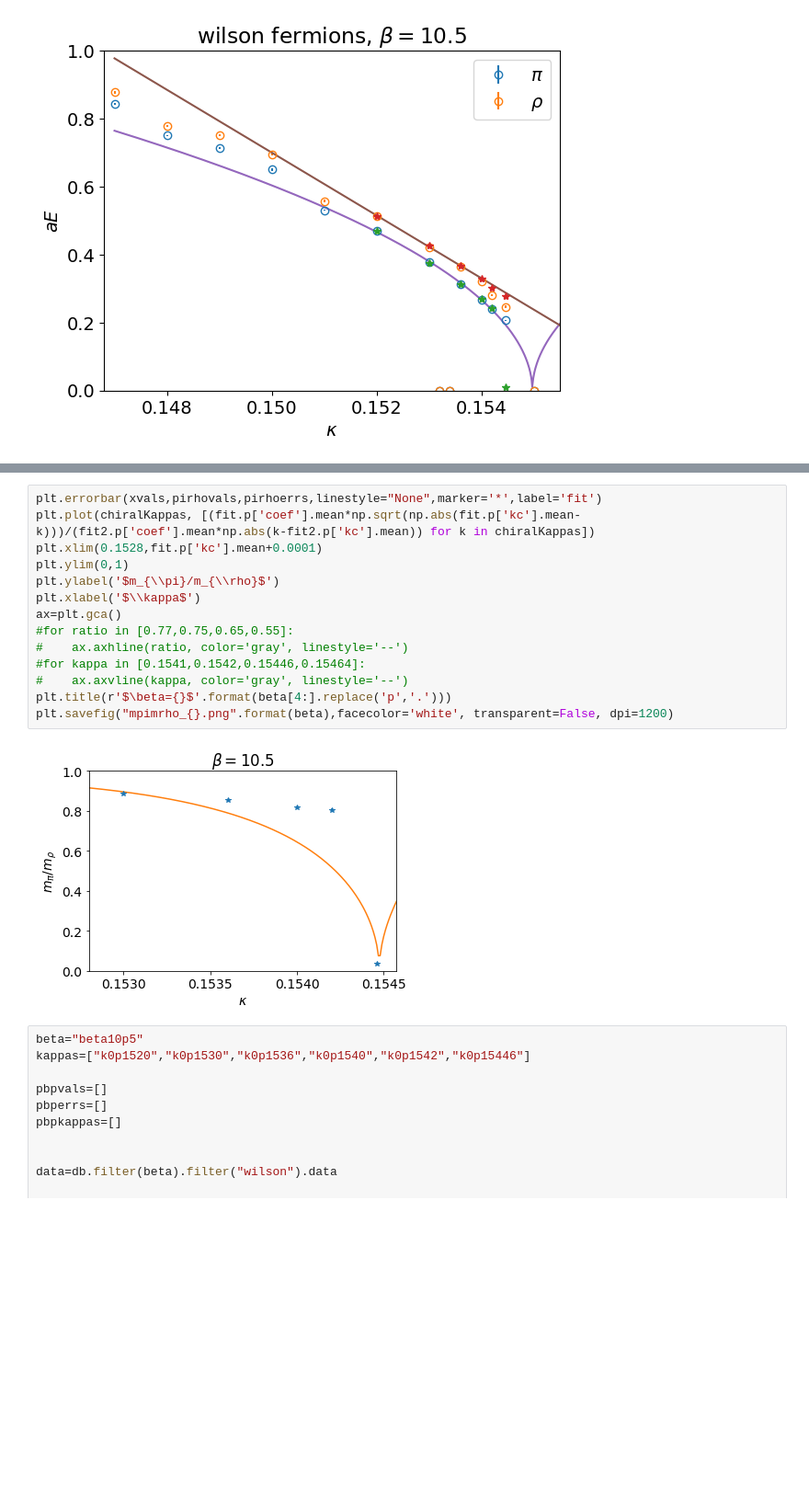
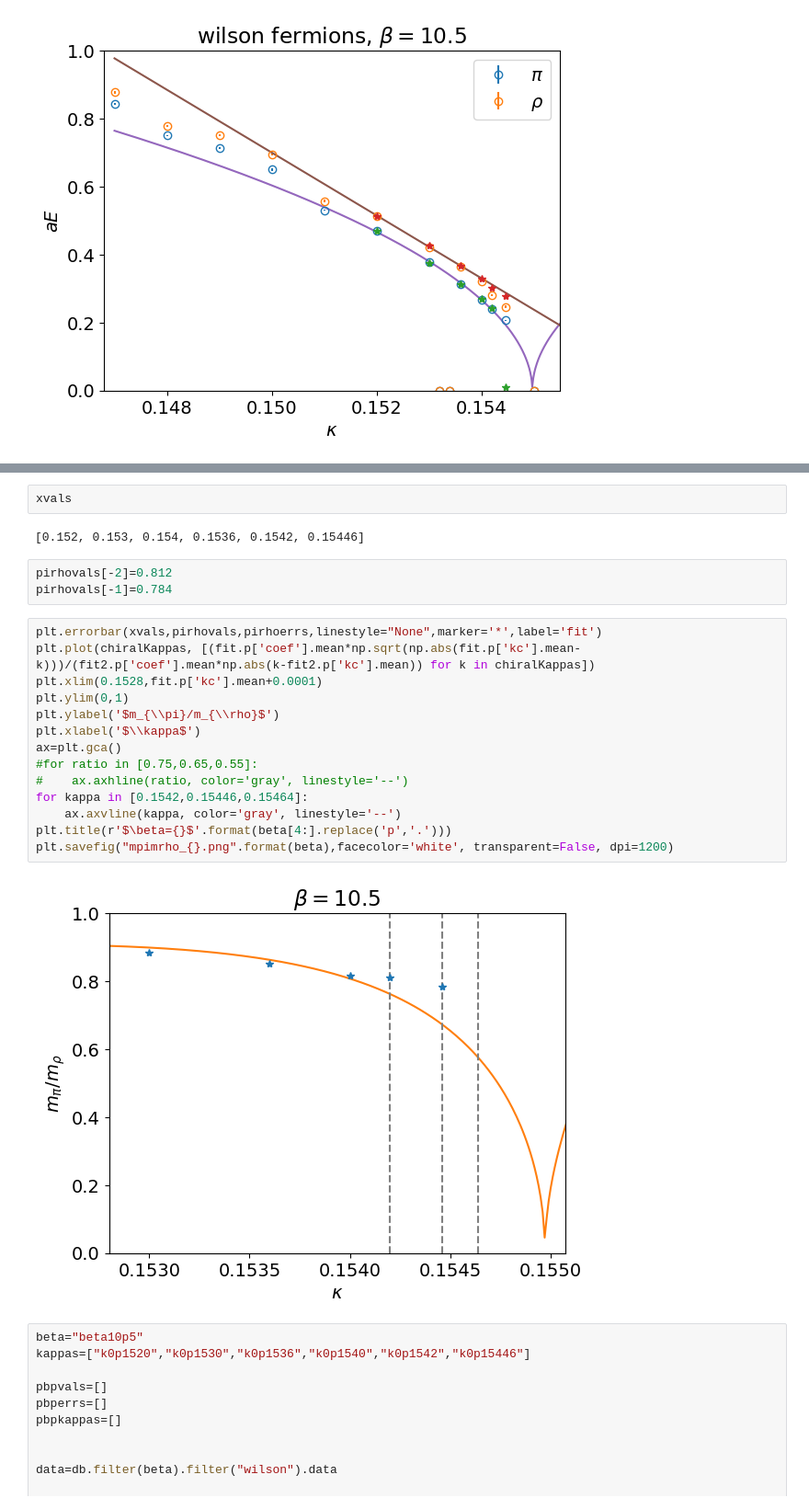
Before and after one commit to chrisculver/su4_hmc_analysis, a Jupyter notebook: EnsembleTrajectory/plotting.ipynb, the cells around one changed output, grey strips where cells are left out. Shown: that part at 92% size. Drawn from its saved outputs; the diff is of its cells as text; blank space fills up the shorter version.

```diff
--- a/EnsembleTrajectory/plotting.ipynb
+++ b/EnsembleTrajectory/plotting.ipynb
@@ -104,19 +113,26 @@ rho chi2= 53.972444701148454
+# %%
+xvals
+# %% [output]
+[0.152, 0.153, 0.154, 0.1536, 0.1542, 0.15446]
+# %%
+pirhovals[-2]=0.812
+pirhovals[-1]=0.784
 # %%
 plt.errorbar(xvals,pirhovals,pirhoerrs,linestyle="None",marker='*',label='fit')
 plt.plot(chiralKappas, [(fit.p['coef'].mean*np.sqrt(np.abs(fit.p['kc'].mean-k)))/(fit2.p['coef'].mean*np.abs(k-fit2.p['kc'].mean)) for k in chiralKappas])
 plt.xlim(0.1528,fit.p['kc'].mean+0.0001)
 plt.ylim(0,1)
 plt.ylabel('$m_{\\pi}/m_{\\rho}$')
 plt.xlabel('$\\kappa$')
 ax=plt.gca()
-#for ratio in [0.77,0.75,0.65,0.55]:
+#for ratio in [0.75,0.65,0.55]:
 #    ax.axhline(ratio, color='gray', linestyle='--')
-#for kappa in [0.1541,0.1542,0.15446,0.15464]:
-#    ax.axvline(kappa, color='gray', linestyle='--')
+for kappa in [0.1542,0.15446,0.15464]:
+    ax.axvline(kappa, color='gray', linestyle='--')
 plt.title(r'$\beta={}$'.format(beta[4:].replace('p','.')))
 plt.savefig("mpimrho_{}.png".format(beta),facecolor='white', transparent=False, dpi=1200)
 # %% [output]
-[figure, old version]
+[figure, new version]
 # %%
 beta="beta10p5"
 kappas=["k0p1520","k0p1530","k0p1536","k0p1540","k0p1542","k0p15446"]
```
Also changed, not shown: parts of 1 cell of this notebook, 6 other files.
